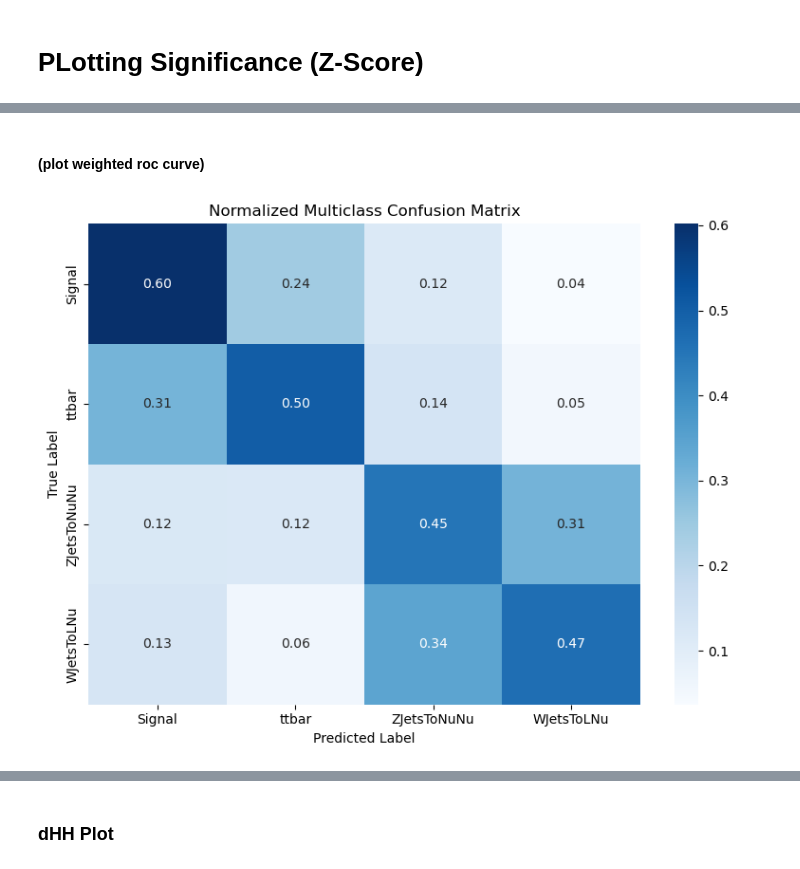
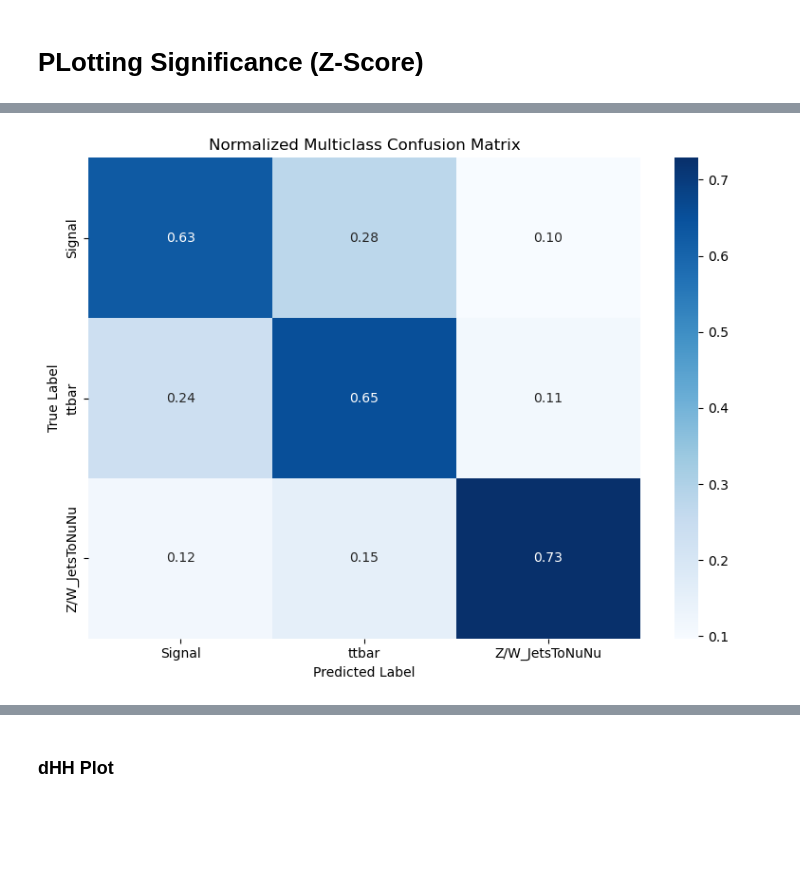
Before and after one commit to rabmc24/msci_project, a Jupyter notebook: transformer_renewed/bristol-tth-transformer-msc_project/notebooks/training_multiclassification.ipynb, the cells around one changed output, grey strips where cells are left out. Saved outputs shown, nothing was run; the diff lists cells and outputs as text; code cells hidden in the pictures; blank space fills up the shorter version.

```diff
--- a/transformer_renewed/bristol-tth-transformer-msc_project/notebooks/training_multiclassification.ipynb
+++ b/transformer_renewed/bristol-tth-transformer-msc_project/notebooks/training_multiclassification.ipynb
@@ -338,7 +318,7 @@ One way to finetune our training (or monitor it) is through callbacks. Callbacks
 Lighting also allows several plotter interface, we use `comet` to log all our metrics (and callback plots) online. You will need an account [here](https://www.comet.com/signup), you can use your github account if you want.
 # %%
 ##### Parameters #####
-epochs = 12 #was 500
+epochs = 100 #was 500
 lr = 1e-4
 
 steps_per_epoch_train = math.ceil(len(train_dataset)/train_loader.batch_size)
@@ -385,7 +365,7 @@ checkpoint_callback = ModelCheckpoint(
 
 early_stopping = EarlyStopping(
     monitor='val/loss_tot',  # Metric to monitor
-    patience=6,          # Number of epochs with no improvement after which training will be stopped
+    patience=10,          # Number of epochs with no improvement after which training will be stopped
     verbose=True,
     mode='min'           # 'min' for loss, 'max' for accuracy
 )
@@ -396,10 +376,10 @@ plots_callback = EpochEndCallback_Multiclass(
     data = valid_loader,
     frequency = 1,
     subcallbacks = [
-        ScoreSubCallback_Multiclass(name='score',bins=100,log=True),
-        CorrelationSubCallback(name='corr',bins=100,log=True),
+        #ScoreSubCallback_Multiclass(name='score',bins=100,log=True),
+        #CorrelationSubCallback(name='corr',bins=100,log=True),
         ROCSubCallback_Multiclass(name='ROC'),
-        ConfusionMatrixSubCallback_Multiclass(name='CM'),
+        #ConfusionMatrixSubCallback_Multiclass(name='CM'),
     ]
 )
 
@@ -671,47 +684,5 @@ B: 67.4
-# %% [markdown]
-#### (plot weighted roc curve)
 # %%
 # # filepath: /home/da21592/msci_project/transformer_renewed/bristol-tth-transformer-msc_project/notebooks/training_multiclassification.ipynb
-
-# import torch
-# import numpy as np
-# from sklearn.metrics import confusion_matrix
-# import seaborn as sns
-# import matplotlib.pyplot as plt
-
-# # After training, switch model to eval mode
-# model.eval()
-
-# all_preds = []
-# all_labels = []
-
-# # Gather predictions and labels from validation set
-# with torch.no_grad():
-#     for inputs, labels, weights, mask, event in valid_loader:
-#         outputs = model(inputs, padding_mask=mask)
-#         preds = torch.argmax(outputs, dim=1)
-#         all_preds.extend(preds.cpu().numpy())
-#         all_labels.extend(labels.cpu().numpy())
-
-# # Define class labels
-# class_names = ['Signal', 'Background 1', 'Background 2']
-
-# # Generate normalized confusion matrix
-# cf_matrix = confusion_matrix(all_labels, all_preds, labels=[0, 1, 2], normalize='true')
-
-# plt.figure(figsize=(6,5))
-# sns.heatmap(cf_matrix,
-#             annot=True,
-#             cmap='Blues',
-#             fmt='.2f',
-#             xticklabels=class_names,
-#             yticklabels=class_names)
-# plt.xlabel('Predicted Label')
-# plt.ylabel('True Label')
-# plt.title('Normalized Multiclass Confusion Matrix')
-# plt.tight_layout()
-# plt.show()
-
 
 import torch
 import numpy as np
@@ -723,33 +694,33 @@ import matplotlib.pyplot as plt
 model.eval()
 
 all_preds = []
 all_labels = []
 
 # Gather predictions and labels from validation set
 with torch.no_grad():
     for inputs, labels, weights, mask, event in valid_loader:
         outputs = model(inputs, padding_mask=mask)
         preds = torch.argmax(outputs, dim=1)
         all_preds.extend(preds.cpu().numpy())
         all_labels.extend(labels.cpu().numpy())
 
 # Define class labels
-class_names = ['Signal', 'ttbar', 'ZJetsToNuNu', 'WJetsToLNu']
+class_names = ['Signal', 'ttbar', 'Z/W_JetsToNuNu']
 
 # Generate normalized confusion matrix
-cf_matrix = confusion_matrix(all_labels, all_preds, labels=[0, 1, 2, 3], normalize='true')
+cf_matrix = confusion_matrix(all_labels, all_preds, labels=[0, 1, 2], normalize='true')
 
 plt.figure(figsize=(8,6))  # Increased figure size for 4x4 matrix
 sns.heatmap(cf_matrix,
             annot=True,
             cmap='Blues',
             fmt='.2f',
             xticklabels=class_names,
             yticklabels=class_names)
 plt.xlabel('Predicted Label')
 plt.ylabel('True Label')
 plt.title('Normalized Multiclass Confusion Matrix')
 plt.tight_layout()
 plt.show()
 # %% [output]
-[figure, old version]
+[figure, new version]
```
Also changed, not shown: parts of 15 cells of this notebook.
